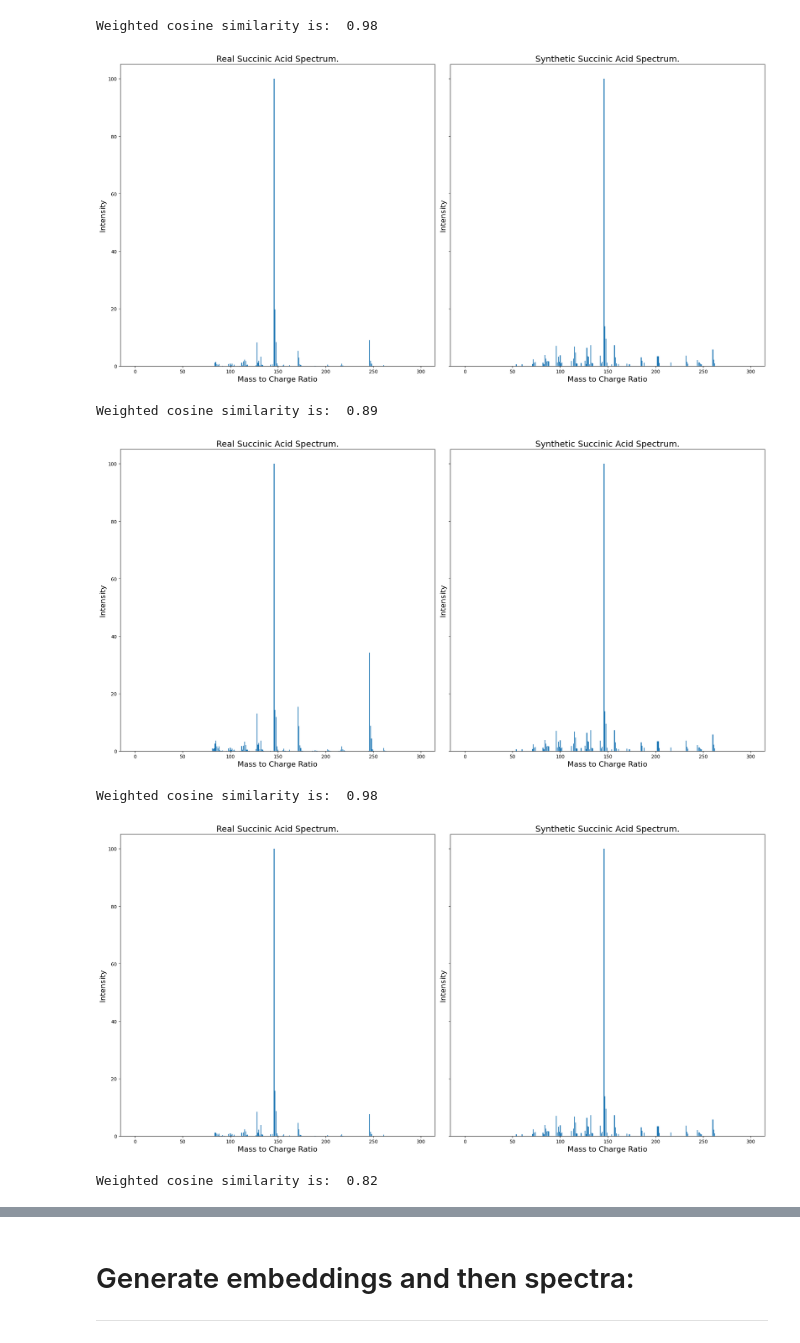
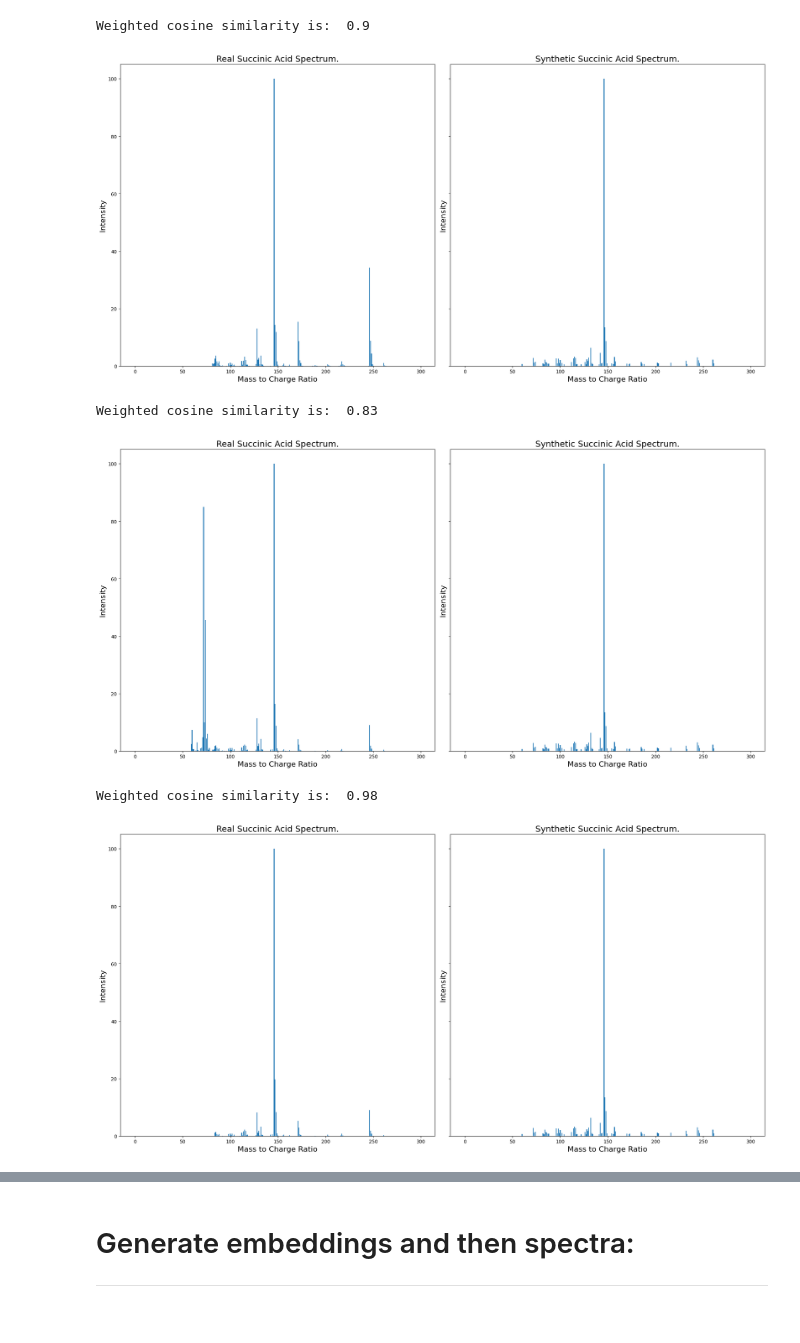
Before and after one commit to CateMerfeld/mass_spec, a Jupyter notebook: single_model/denoiser.ipynb, the cells around one changed output, grey strips where cells are left out. Saved outputs shown, nothing was run; the diff lists cells and outputs as text; code cells hidden in the pictures.

```diff
--- a/single_model/denoiser.ipynb
+++ b/single_model/denoiser.ipynb
@@ -453,12 +485,11 @@ Loss = tensor(0.1085)
 # %%
 true_spectra = [vec[:915].detach().numpy() for vec in test_true_values]
 output_spectra = [vec[:915].detach().numpy() for vec in test_output]
-plot_results(true_spectra, output_spectra, test_labels, idx=[0,5])
+plot_results(true_spectra, output_spectra, test_labels, idx=[0,3])
 # %% [output]
-Weighted cosine similarity is:  0.98
+Weighted cosine similarity is:  0.9
-[figure, old version]
+[figure, new version]
-Weighted cosine similarity is:  0.89
+Weighted cosine similarity is:  0.83
-[figure, old version]
+[figure, new version]
 Weighted cosine similarity is:  0.98
-[figure, old version]
+[figure, new version]
-Weighted cosine similarity is:  0.82
```
Also changed, not shown: parts of 8 cells of this notebook.
